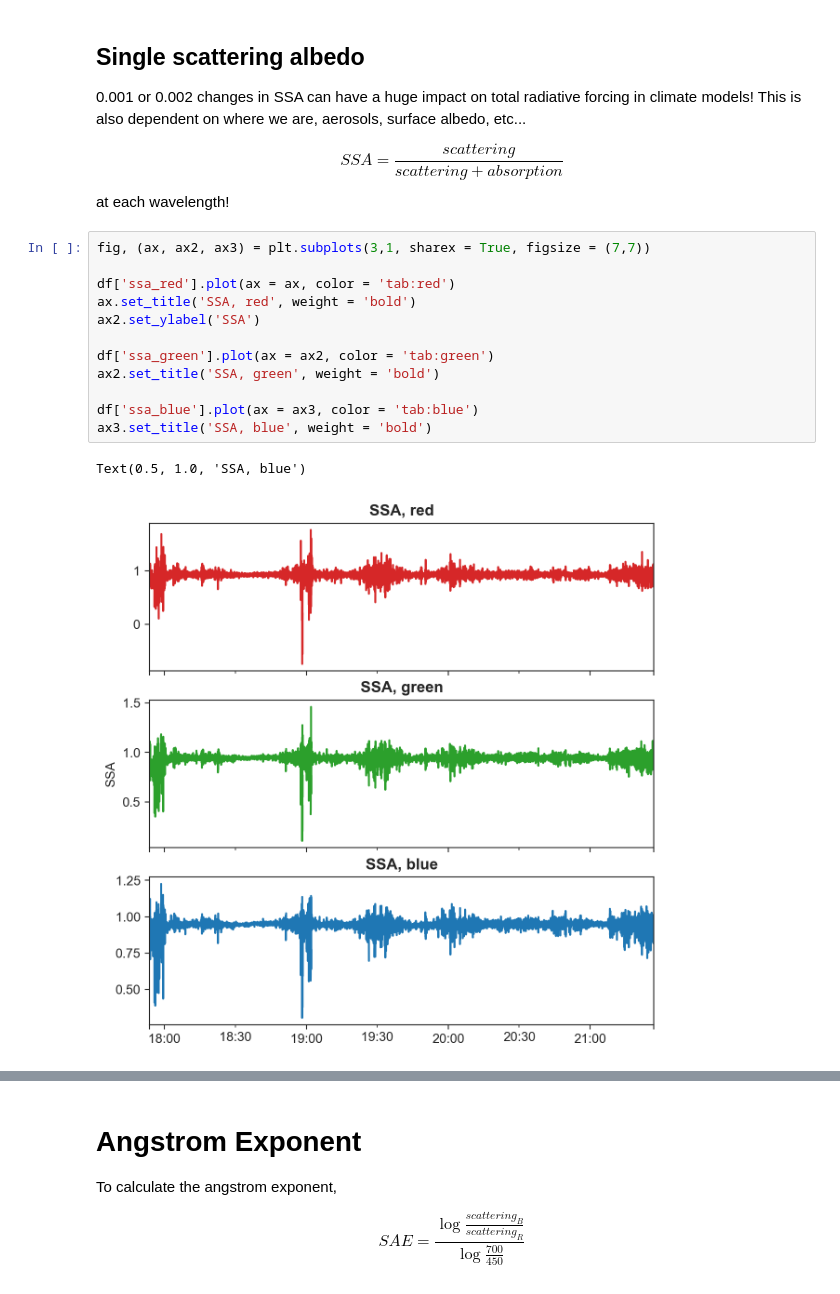
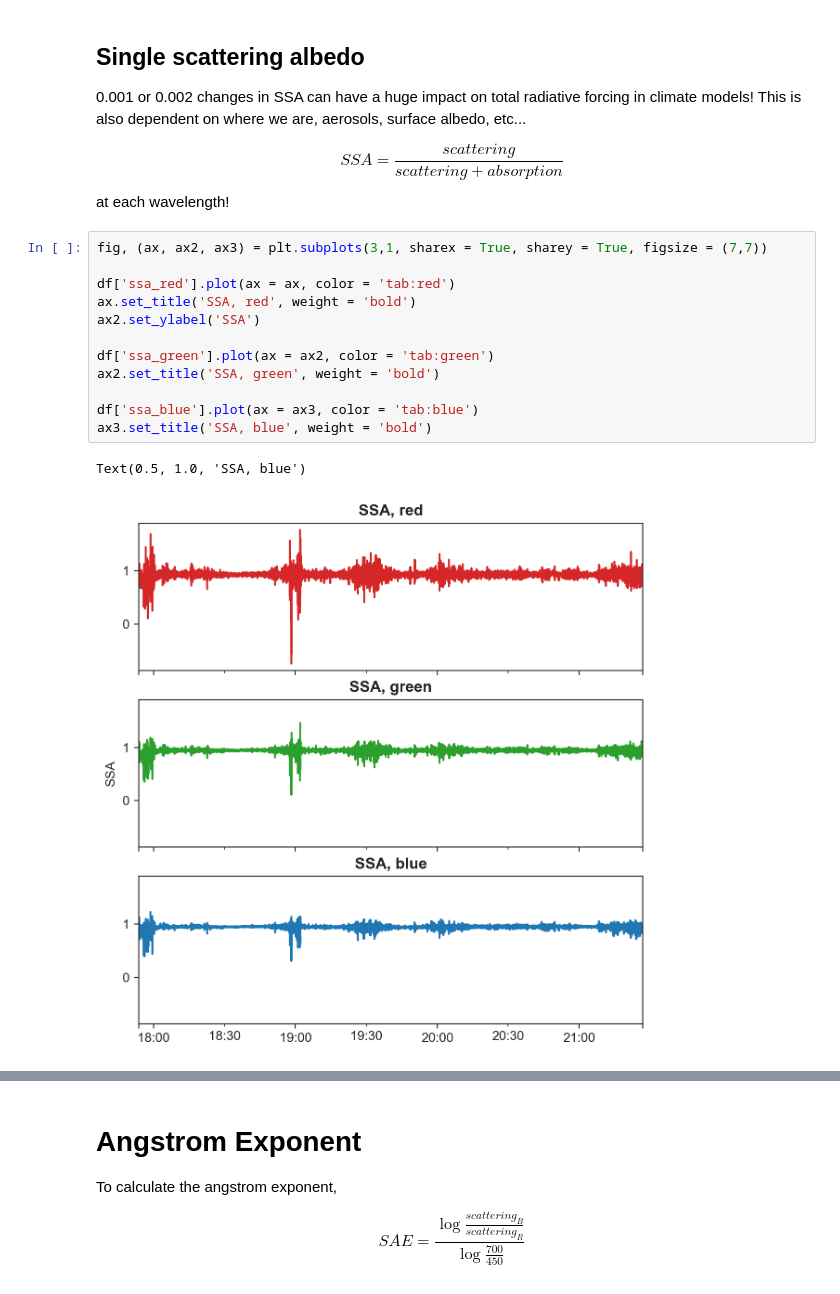
Before and after one commit to james-y-yoon/PNNL_ATMS_591, a Jupyter notebook: Day3_Optical_Properties_Demo/Optical_Properties_Code.ipynb, the cells around one changed output, grey strips where cells are left out. Saved outputs shown, nothing was run; the diff lists cells and outputs as text.

```diff
--- a/Day3_Optical_Properties_Demo/Optical_Properties_Code.ipynb
+++ b/Day3_Optical_Properties_Demo/Optical_Properties_Code.ipynb
@@ -73,18 +70,18 @@ df['sae_abs'] = np.log10(df['tba_corr'] / df['tra_corr']) / np.log10(700 / 450)
 $$ SSA = \frac{scattering}{scattering + absorption} $$
 at each wavelength!
 # %%
-fig, (ax, ax2, ax3) = plt.subplots(3,1, sharex = True, figsize = (7,7))
+fig, (ax, ax2, ax3) = plt.subplots(3,1, sharex = True, sharey = True, figsize = (7,7))
 
 df['ssa_red'].plot(ax = ax, color = 'tab:red')
 ax.set_title('SSA, red', weight = 'bold')
 ax2.set_ylabel('SSA')
 
 df['ssa_green'].plot(ax = ax2, color = 'tab:green')
 ax2.set_title('SSA, green', weight = 'bold')
 
 df['ssa_blue'].plot(ax = ax3, color = 'tab:blue')
 ax3.set_title('SSA, blue', weight = 'bold')
 # %% [output]
 Text(0.5, 1.0, 'SSA, blue')
-[figure, old version]
+[figure, new version]
 # %%
```
Also changed, not shown: parts of 6 cells of this notebook.
